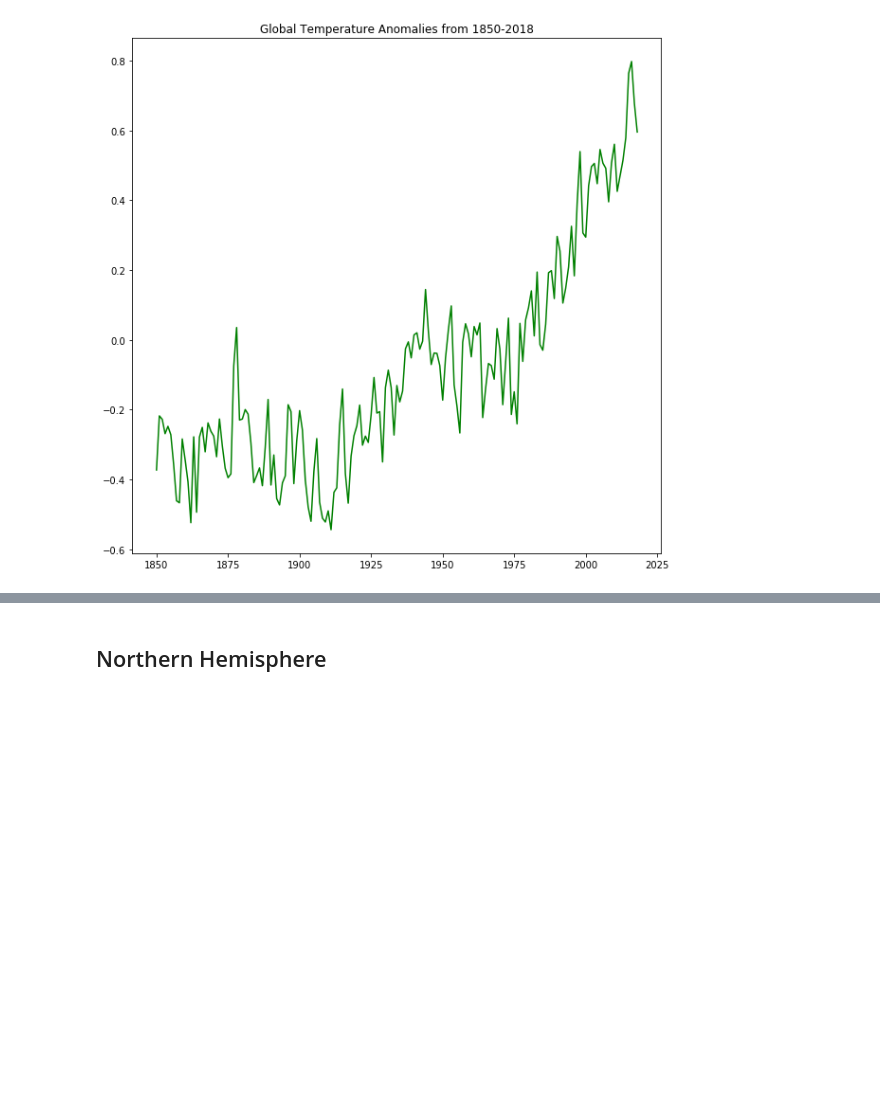
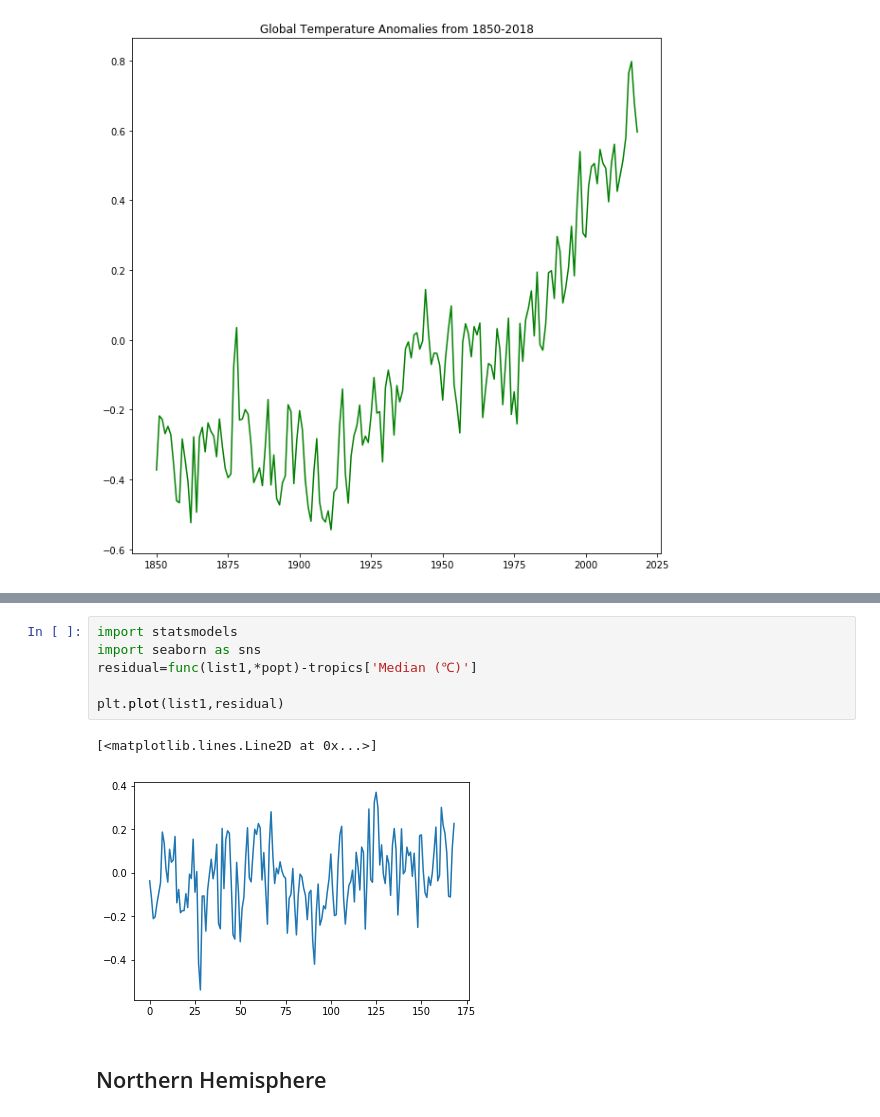
Before and after one commit to laurendiaz/climate-change, a Jupyter notebook: Climate Change Playground.ipynb, the cells around one changed output, grey strips where cells are left out. Drawn from its saved outputs; the diff is of its cells as text; blank space fills up the shorter version.

```diff
--- a/Climate Change Playground.ipynb
+++ b/Climate Change Playground.ipynb
@@ -238,3 +263,12 @@ plt.plot(globe['Year'],globe['Median (℃)'], 'g-')
+# %%
+import statsmodels
+import seaborn as sns
+residual=func(list1,*popt)-tropics['Median (℃)']
+
+plt.plot(list1,residual)
+# %% [output]
+[<matplotlib.lines.Line2D at 0x...>]
+[figure, added]
 # %% [markdown]
 ## Northern Hemisphere
 # %%
```
Also changed, not shown: parts of 8 cells of this notebook.
